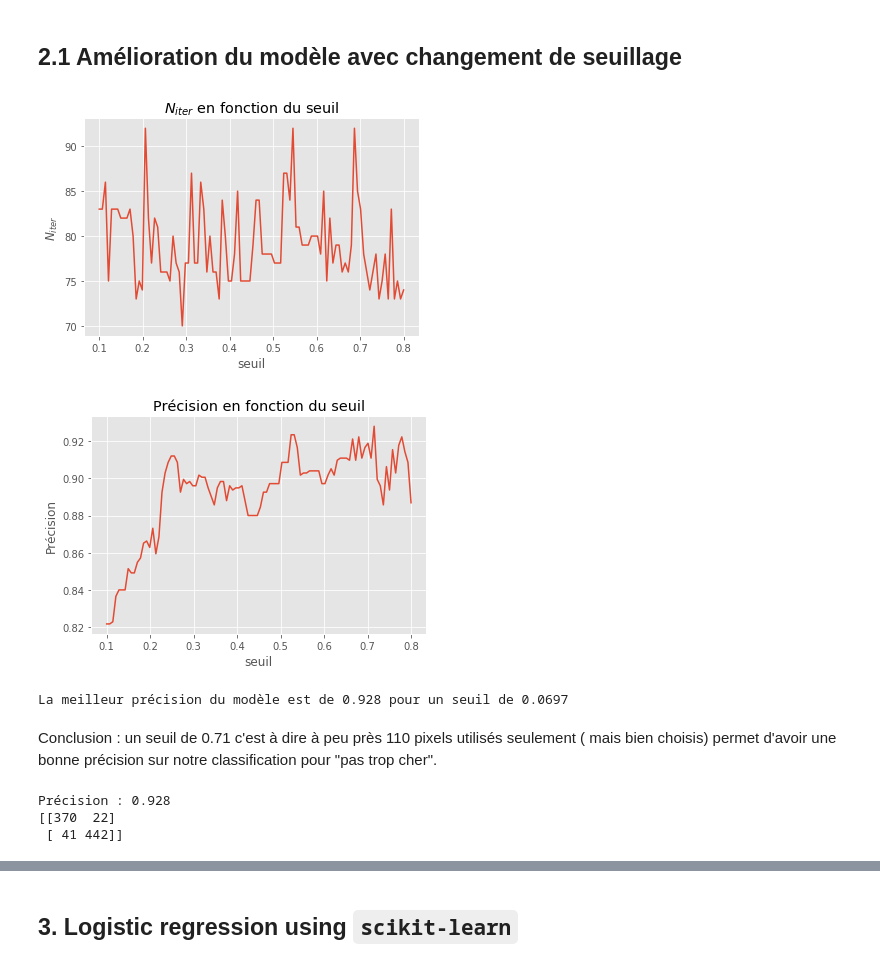
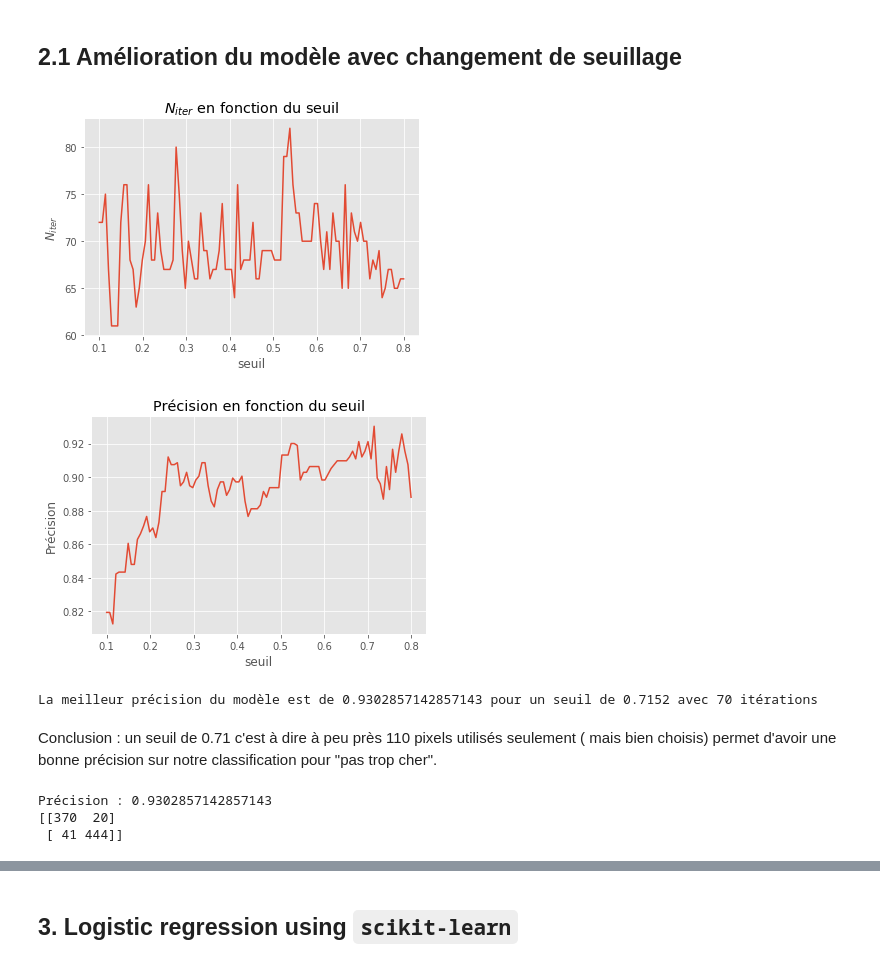
Before and after one commit to VictorCilleros/ML, a Jupyter notebook: TP3_archive/TP3_logistic_regression.ipynb, the cells around one changed output, grey strips where cells are left out. Drawn from its saved outputs; the diff is of its cells as text; code cells hidden in the pictures.

```diff
--- a/TP3_archive/TP3_logistic_regression.ipynb
+++ b/TP3_archive/TP3_logistic_regression.ipynb
@@ -22,7 +22,7 @@ import seaborn as sns
 #### Have a look at the function `regression_logistique.m` and locate the main steps of the algorithm you have been taught (see course).
 You can comment the code in the cell below.
 # %%
-def regression_logistique(X,t,Nitermax=20,eps_conv=1e-3, Lambda = 0):
+def regression_logistique(X,t,Nitermax=20,eps_conv=1e-3, Lambda = 1e-3):
     '''Entrees :
     X = [ones(N_train,1) x_train];
     t = class_train
@@ -443,12 +445,12 @@ Dans le cas extrême ou le seuil vaut 0.86 on pert totalement l'information sur
 # %%
 sigmoid = lambda x : 1/(1+np.exp(-x))
 
-def Logistic_reg(IndicesStd_seuillage):
+def Logistic_reg(IndicesStd_seuillage,Nitermax=20,eps_conv=1e-3,Lambda = 1e-7):
     x_train = x_train_brut[:,IndicesStd_seuillage]
     x_test = x_test_brut[:,IndicesStd_seuillage]
     N_train=len(x_train)
     X_train_img = np.hstack((np.ones((N_train,1)),x_train))
-    w, Niter = regression_logistique(X_train_img,class_train.ravel(),Nitermax = 50,eps_conv=1e-3,Lambda = 1e-7)
+    w, Niter = regression_logistique(X_train_img,class_train.ravel(),Nitermax,eps_conv,Lambda)
     X_test_img = np.hstack((np.ones((N_test,1)),x_test))
 
     return(w,Niter,X_test_img)
@@ -496,49 +498,49 @@ On a :
 # %%
 from IPython.display import clear_output
 seuil_test = np.linspace(0.1,0.8,100)
 nb_seuil = len(seuil)
 N_Iter_List, Accuracy = [],[]
 
 for iter_,s in enumerate(seuil_test):
     Indice_std = np.argwhere(np.std(train,axis=0)>s).ravel()# donne la déviation standard sur chaque colonne donc pour chaque image de train_5 : array de taille 256 et on regarde la déviation >0.5
-    w,Niter,X_test_img = Logistic_reg(Indice_std)
+    w,Niter,X_test_img = Logistic_reg(Indice_std,Nitermax=40,eps_conv=1e-3,Lambda = 1e-12)
     t_pred = sigmoid(X_test_img@w) >0.5
 
     N_Iter_List.append(Niter)
     Accuracy.append(accuracy_score(t_pred,class_test.ravel()))
     print(f"Avancé du programme : {round(iter_/nb_seuil*100,2)} %")
     clear_output(wait=True)
 
 plt.figure()
 plt.plot(seuil_test,N_Iter_List)
 plt.xlabel("seuil");plt.ylabel("$N_{iter}$")
 plt.title("$N_{iter}$ en fonction du seuil")
 plt.show()
 
 plt.figure()
 plt.plot(seuil_test,Accuracy)
 plt.xlabel("seuil");plt.ylabel("Précision")
 plt.title("Précision en fonction du seuil")
 plt.show()
 
 
 
-print(f"La meilleur précision du modèle est de {np.max(Accuracy)} pour un seuil de {round(seuil[np.argmax(Accuracy)],4)}")
+print(f"La meilleur précision du modèle est de {np.max(Accuracy)} pour un seuil de {round(seuil_test[np.argmax(Accuracy)],4)} avec {N_Iter_List[np.argmax(Accuracy)]} itérations")
 # %% [output]
-[figure, old version]
+[figure, new version]
-[figure, old version]
+[figure, new version]
-La meilleur précision du modèle est de 0.928 pour un seuil de 0.0697
+La meilleur précision du modèle est de 0.9302857142857143 pour un seuil de 0.7152 avec 70 itérations
 # %% [markdown]
 Conclusion :  un seuil de 0.71 c'est à dire à peu près 110 pixels utilisés seulement ( mais bien choisis) permet d'avoir une bonne précision sur notre classification pour "pas trop cher".
 # %%
 #On travaille maintenant avec le modèle le plus performant
 Indice_std = np.argwhere(np.std(train,axis=0)>seuil_test[np.argmax(Accuracy)]).ravel()# donne la déviation standard sur chaque colonne donc pour chaque image de train_5 : array de taille 256 et on regarde la déviation >0.5
-w,Niter,X_test_img = Logistic_reg(Indice_std)
+w,Niter,X_test_img = Logistic_reg(Indice_std,Nitermax=40,eps_conv=1e-3,Lambda = 1e-12)
 t_pred = sigmoid(X_test_img@w) >0.5
 cM = confusion_matrix(t_pred,class_test.ravel())
 print(f"Précision : {accuracy_score(t_pred,class_test.ravel())}" )
 print(cM)
 # %% [output]
-Précision : 0.928
-[[370  22]
- [ 41 442]]
+Précision : 0.9302857142857143
+[[370  20]
+ [ 41 444]]
```
Also changed, not shown: parts of 19 cells of this notebook.
